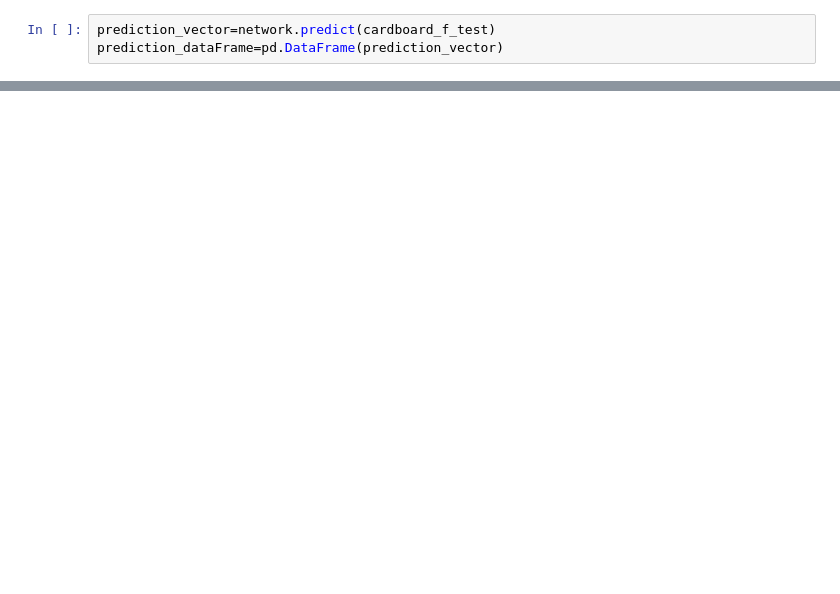
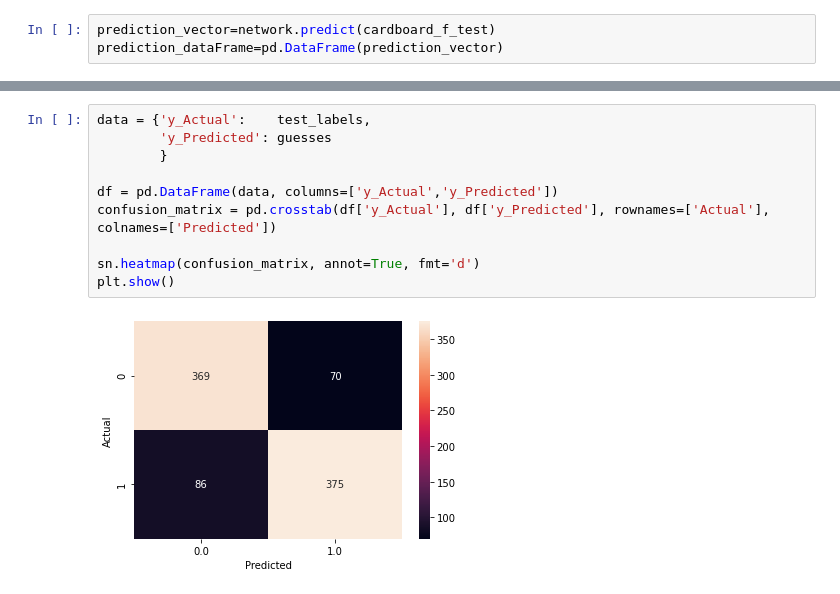
Before and after one commit to alfonsomg11/Clasificador-neuronal-INOVACOR, a Jupyter notebook: notebooks/red_neuronal2.ipynb, the cells around one changed output, grey strips where cells are left out. Saved outputs shown, nothing was run; the diff lists cells and outputs as text; blank space fills up the shorter version.

```diff
--- a/notebooks/red_neuronal2.ipynb
+++ b/notebooks/red_neuronal2.ipynb
@@ -161,0 +163,12 @@ En la iteración número [3]
+# %%
+data = {'y_Actual':    test_labels,
+        'y_Predicted': guesses
+        }
+
+df = pd.DataFrame(data, columns=['y_Actual','y_Predicted'])
+confusion_matrix = pd.crosstab(df['y_Actual'], df['y_Predicted'], rownames=['Actual'], colnames=['Predicted'])
+
+sn.heatmap(confusion_matrix, annot=True, fmt='d')
+plt.show()
+# %% [output]
+[figure, added]
```
Also changed, not shown: parts of 7 cells of this notebook.
